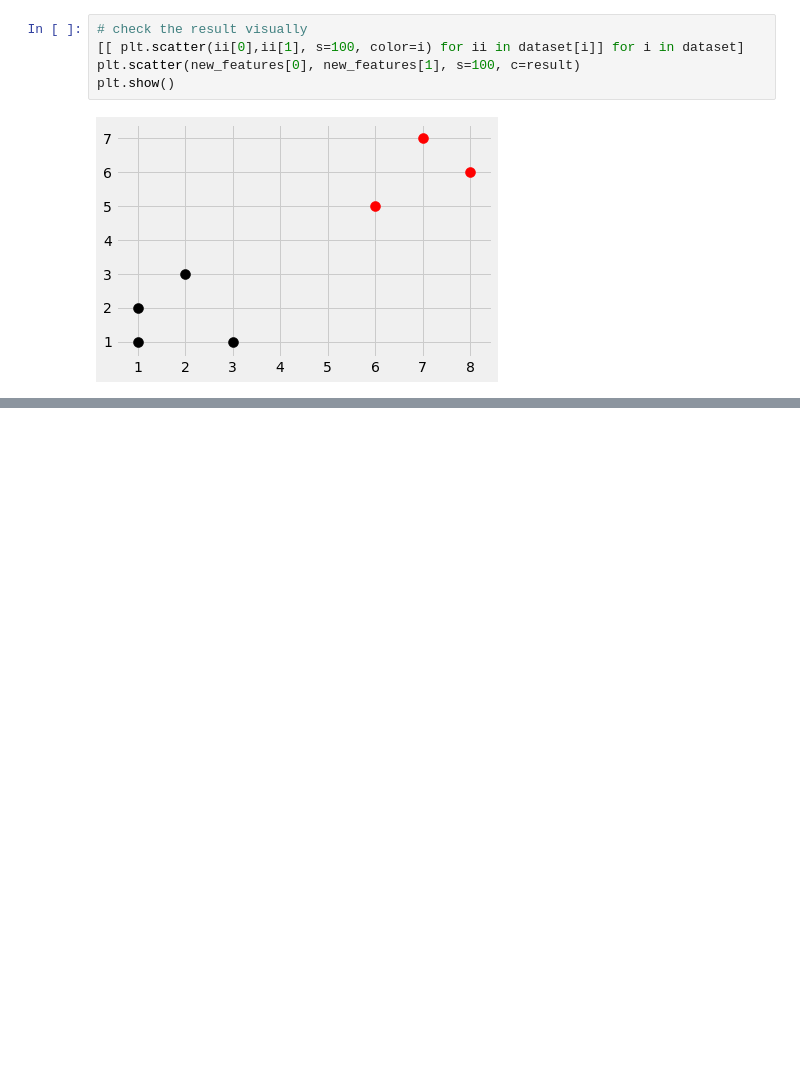
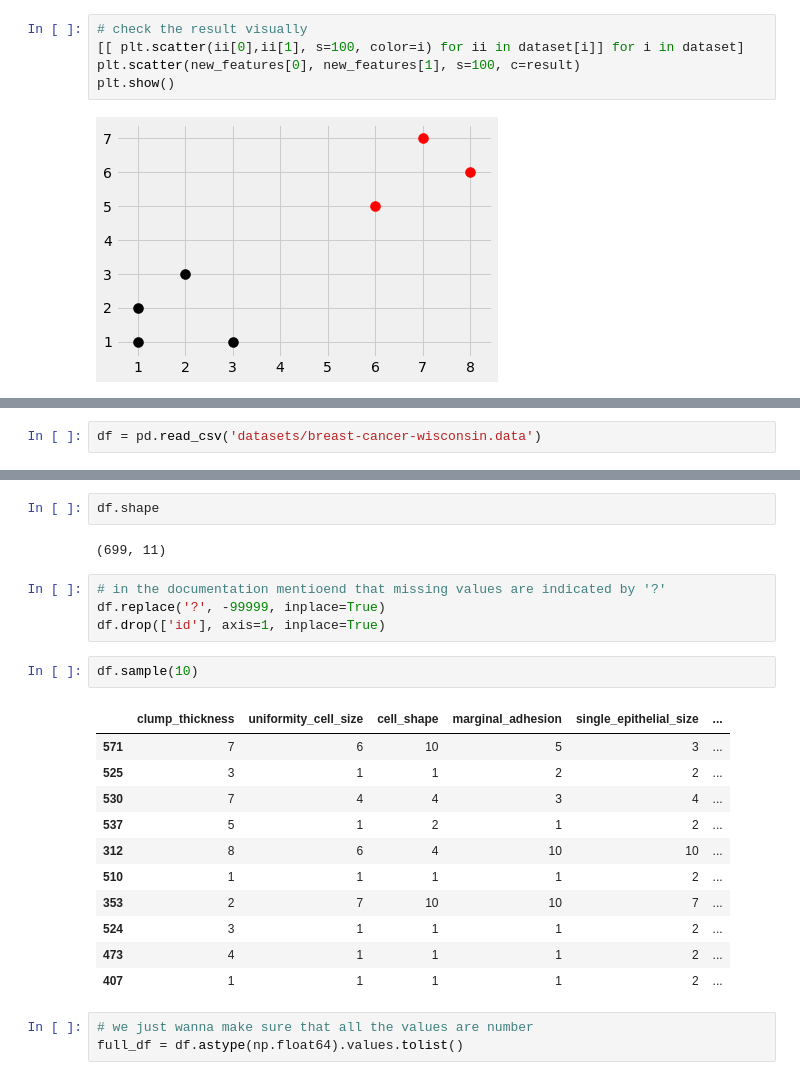
Before and after one commit to alisharifara/dummy-ML-examples, a Jupyter notebook: Euclidean_Distance.ipynb, the cells around one changed output, grey strips where cells are left out. Drawn from its saved outputs; the diff is of its cells as text; blank space fills up the shorter version.

```diff
--- a/Euclidean_Distance.ipynb
+++ b/Euclidean_Distance.ipynb
@@ -72,0 +77,2 @@ plt.show()
+# %%
+df = pd.read_csv('datasets/breast-cancer-wisconsin.data')
@@ -72,0 +88,25 @@ plt.show()
+# %%
+df.shape
+# %% [output]
+(699, 11)
+# %%
+# in the documentation mentioend that missing values are indicated by '?'
+df.replace('?', -99999, inplace=True)
+df.drop(['id'], axis=1, inplace=True)
+# %%
+df.sample(10)
+# %% [output]
+|  | clump_thickness | uniformity_cell_size | cell_shape | marginal_adhesion | single_epithelial_size | ... |
+| 571 | 7 | 6 | 10 | 5 | 3 | ... |
+| 525 | 3 | 1 | 1 | 2 | 2 | ... |
+| 530 | 7 | 4 | 4 | 3 | 4 | ... |
+| 537 | 5 | 1 | 2 | 1 | 2 | ... |
+| 312 | 8 | 6 | 4 | 10 | 10 | ... |
+| 510 | 1 | 1 | 1 | 1 | 2 | ... |
+| 353 | 2 | 7 | 10 | 10 | 7 | ... |
+| 524 | 3 | 1 | 1 | 1 | 2 | ... |
+| 473 | 4 | 1 | 1 | 1 | 2 | ... |
+| 407 | 1 | 1 | 1 | 1 | 2 | ... |
+# %%
+# we just wanna make sure that all the values are number
+full_df = df.astype(np.float64).values.tolist()
```
Also changed, not shown: parts of 13 cells of this notebook.
